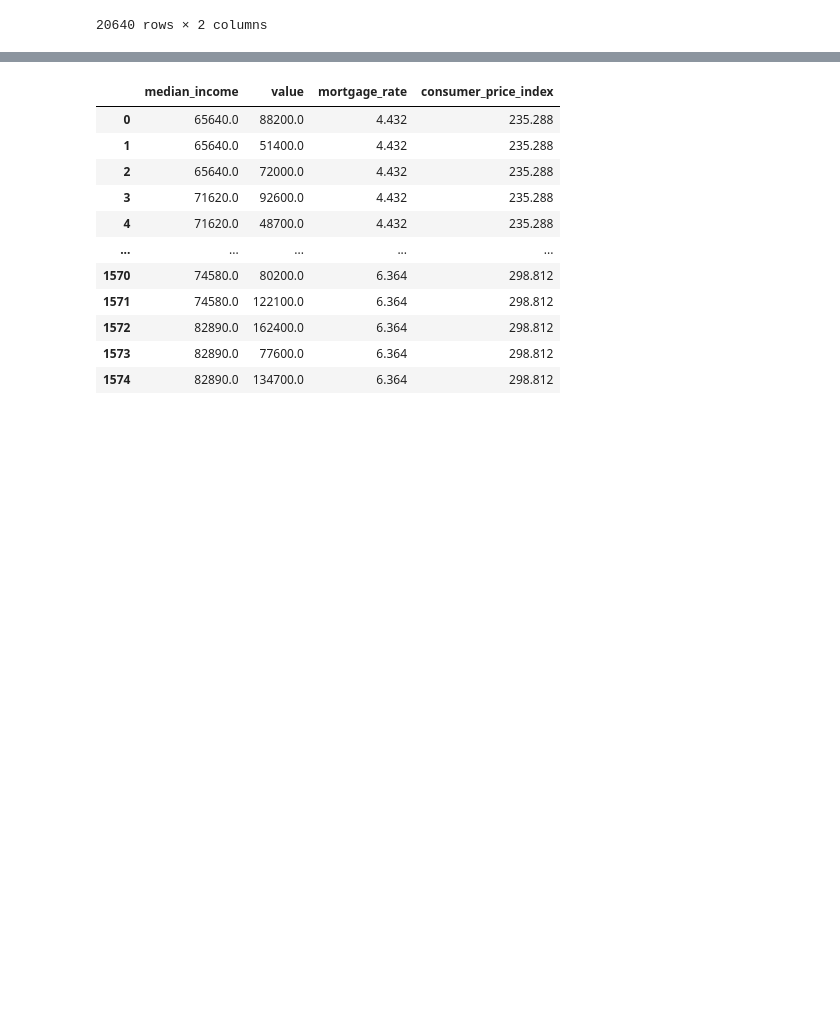
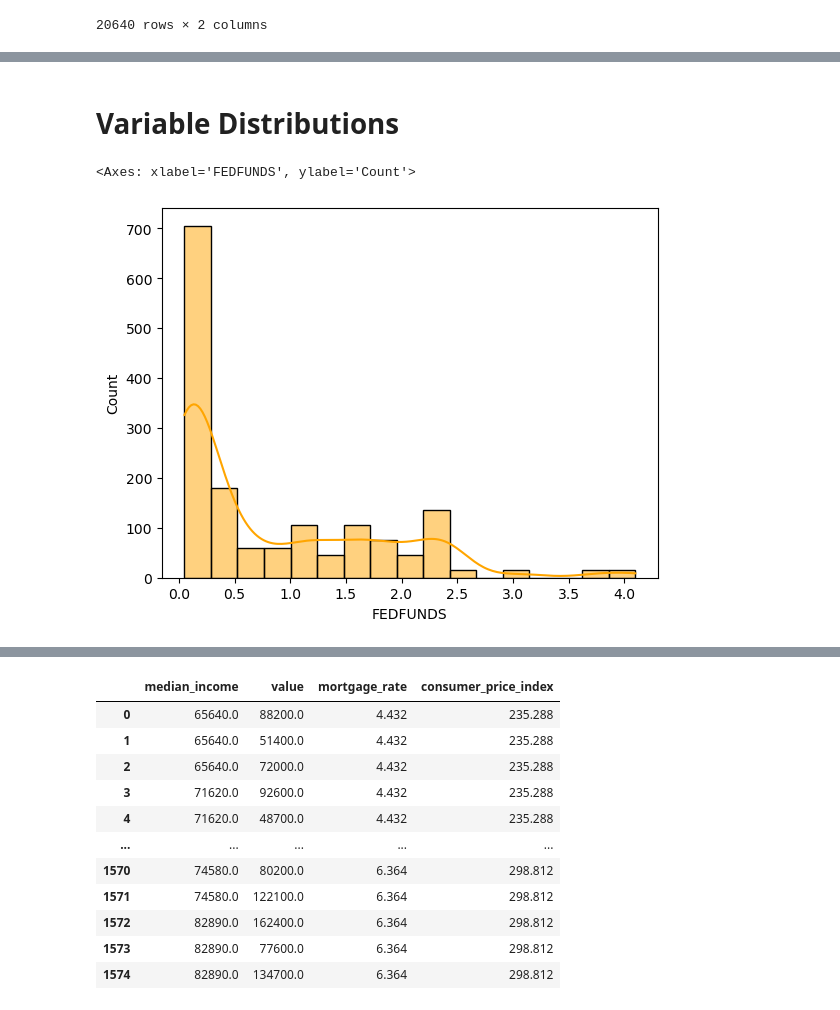
Before and after one commit to east-01/ir-ho-relationships, a Jupyter notebook: DataManipulation.ipynb, the cells around one changed output, grey strips where cells are left out. Cells and saved outputs as stored; diff of their text form; code cells hidden in the pictures; blank space fills up the shorter version.

Commit message:
Added visualizations for US interest rate dataset

```diff
--- a/DataManipulation.ipynb
+++ b/DataManipulation.ipynb
@@ -31,0 +60,8 @@ cali_house_prices
+# %% [markdown]
+# Variable Distributions
+# %%
+# Density of fed interest rate
+sns.histplot(data=us_re_interest_rates, x="FEDFUNDS", kde=True, label="fed funds rate", color="orange")
+# %% [output]
+<Axes: xlabel='FEDFUNDS', ylabel='Count'>
+[figure, added]
```
Also changed, not shown: parts of 21 cells of this notebook.
